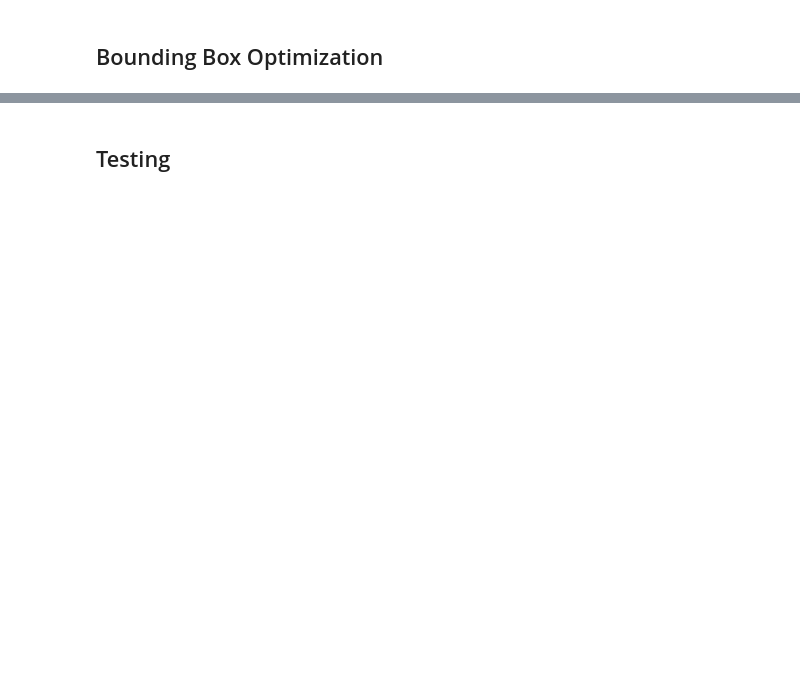
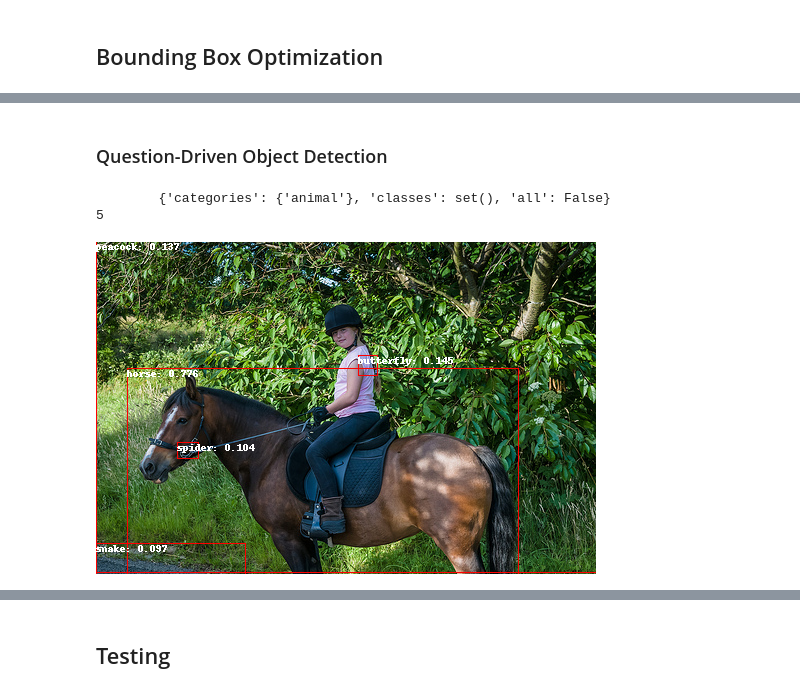
Before and after one commit to winnedatsch/tuw-master-thesis, a Jupyter notebook: notebooks/vqa.ipynb, the cells around one changed output, grey strips where cells are left out. Cells and saved outputs as stored; diff of their text form; code cells hidden in the pictures; blank space fills up the shorter version.

```diff
--- a/notebooks/vqa.ipynb
+++ b/notebooks/vqa.ipynb
@@ -166,4 +165,28 @@ imgcopy
 [figure]
+# %% [markdown]
+### Question-Driven Object Detection
+# %%
+%reload pipeline.encoding.scene_encoding
+from pipeline.encoding.scene_encoding import detect_objects_question_driven
+
+imgcopy = image.copy()
+draw = ImageDraw.Draw(imgcopy)
+
+detected_objects = detect_objects_question_driven(F.to_tensor(image), extract_classes(question), object_detector)
+print(len(detected_objects))
+imgcopy = image.copy()
+draw = ImageDraw.Draw(imgcopy)
+
+for object in detected_objects:
+   object_crop = image.crop((object["x"], object["y"], object["x"]+object["w"], object["y"]+object["h"]))
+   draw.rectangle((object["x"], object["y"], object["x"]+object["w"], object["y"]+object["h"]), outline="red", width=1)
+   draw.text((object["x"], object["y"]), f"{object['name']}: {object['score']:.3f}", fill="white")
+
+imgcopy
+# %% [output]
+        {'categories': {'animal'}, 'classes': set(), 'all': False}
+5
+[figure, added]
 # %%
 %reload pipeline.encoding
 from pipeline.encoding import encode_scene
```
Also changed, not shown: parts of 9 cells of this notebook, 5 other files.
